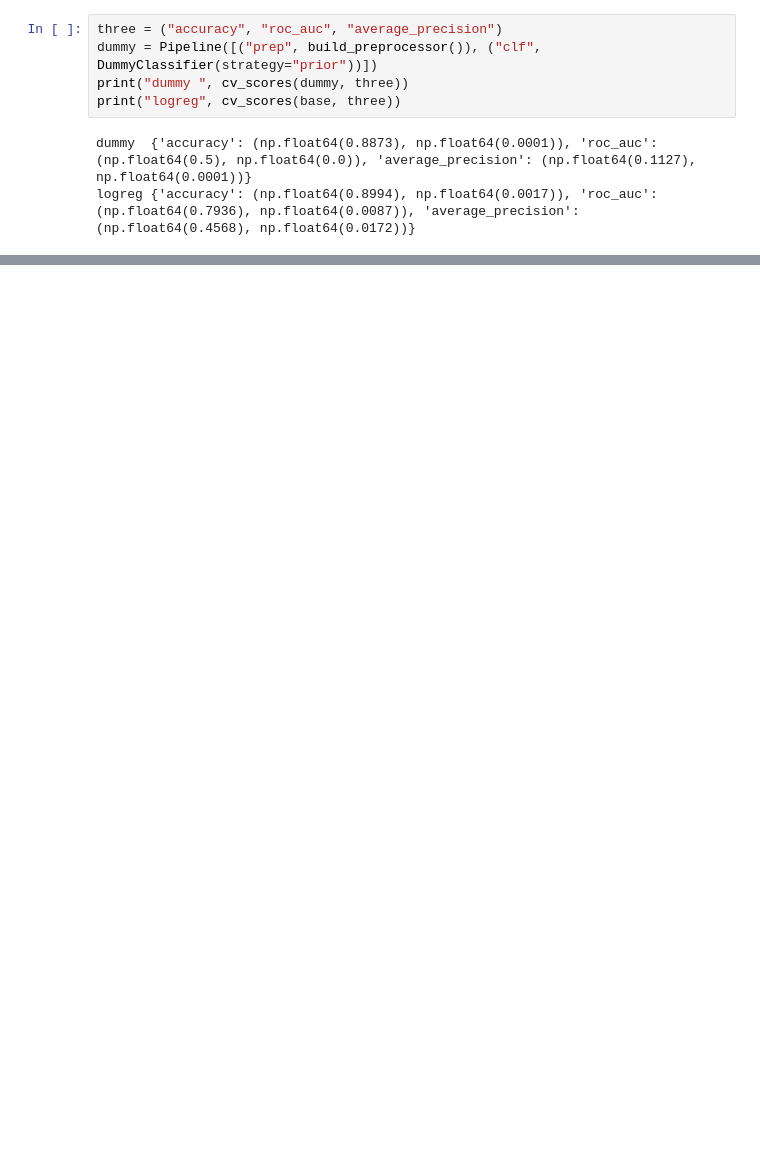
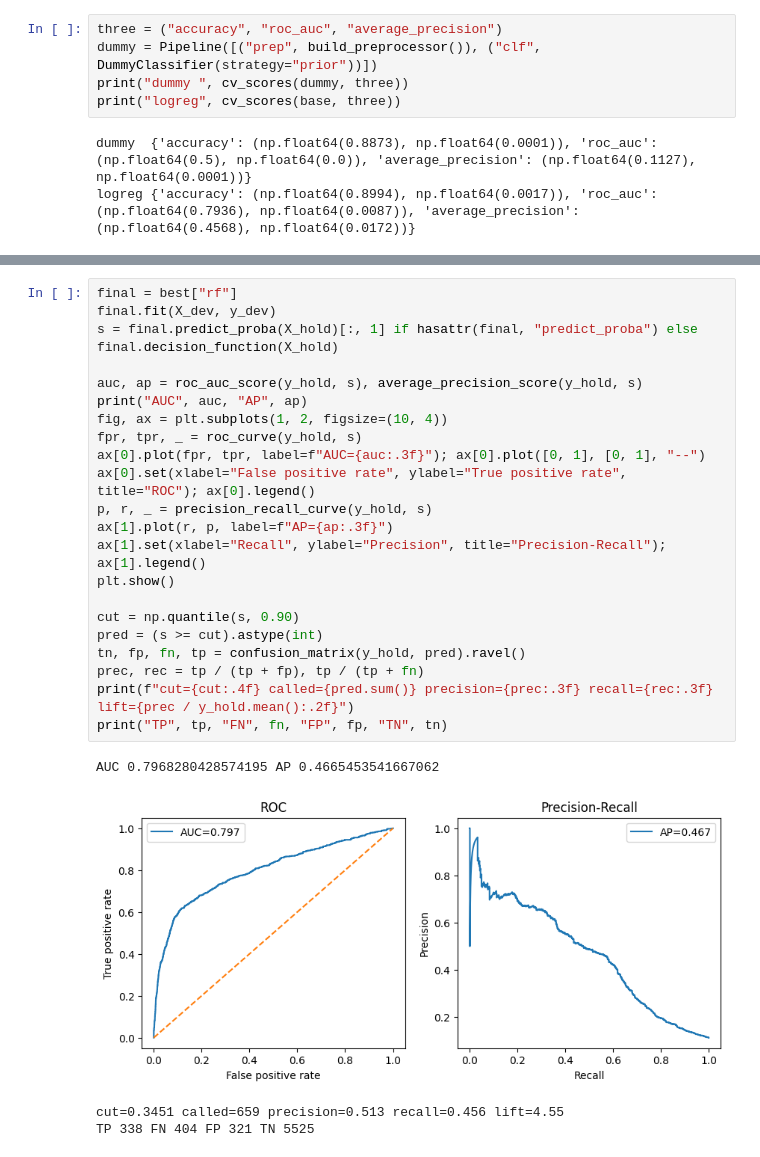
Before and after one commit to baizhanrakhimbek-code/task-03-ML-course-Rakhimbek_Baizhan, a Jupyter notebook: task-03-ML-course-main/rakhimbek_task3.ipynb, the cells around one changed output, grey strips where cells are left out. Cells and saved outputs as stored; diff of their text form; blank space fills up the shorter version.

```diff
--- a/task-03-ML-course-main/rakhimbek_task3.ipynb
+++ b/task-03-ML-course-main/rakhimbek_task3.ipynb
@@ -195,0 +331,27 @@ logreg {'accuracy': (np.float64(0.8994), np.float64(0.0017)), 'roc_auc': (np.flo
+# %%
+final = best["rf"]
+final.fit(X_dev, y_dev)
+s = final.predict_proba(X_hold)[:, 1] if hasattr(final, "predict_proba") else final.decision_function(X_hold)
+
+auc, ap = roc_auc_score(y_hold, s), average_precision_score(y_hold, s)
+print("AUC", auc, "AP", ap)
+fig, ax = plt.subplots(1, 2, figsize=(10, 4))
+fpr, tpr, _ = roc_curve(y_hold, s)
+ax[0].plot(fpr, tpr, label=f"AUC={auc:.3f}"); ax[0].plot([0, 1], [0, 1], "--")
+ax[0].set(xlabel="False positive rate", ylabel="True positive rate", title="ROC"); ax[0].legend()
+p, r, _ = precision_recall_curve(y_hold, s)
+ax[1].plot(r, p, label=f"AP={ap:.3f}")
+ax[1].set(xlabel="Recall", ylabel="Precision", title="Precision-Recall"); ax[1].legend()
+plt.show()
+
+cut = np.quantile(s, 0.90)
+pred = (s >= cut).astype(int)
+tn, fp, fn, tp = confusion_matrix(y_hold, pred).ravel()
+prec, rec = tp / (tp + fp), tp / (tp + fn)
+print(f"cut={cut:.4f} called={pred.sum()} precision={prec:.3f} recall={rec:.3f} lift={prec / y_hold.mean():.2f}")
+print("TP", tp, "FN", fn, "FP", fp, "TN", tn)
+# %% [output]
+AUC 0.7968280428574195 AP 0.4665453541667062
+[figure, added]
+cut=0.3451 called=659 precision=0.513 recall=0.456 lift=4.55
+TP 338 FN 404 FP 321 TN 5525
```
Also changed, not shown: parts of 9 cells of this notebook, 2 other files.
